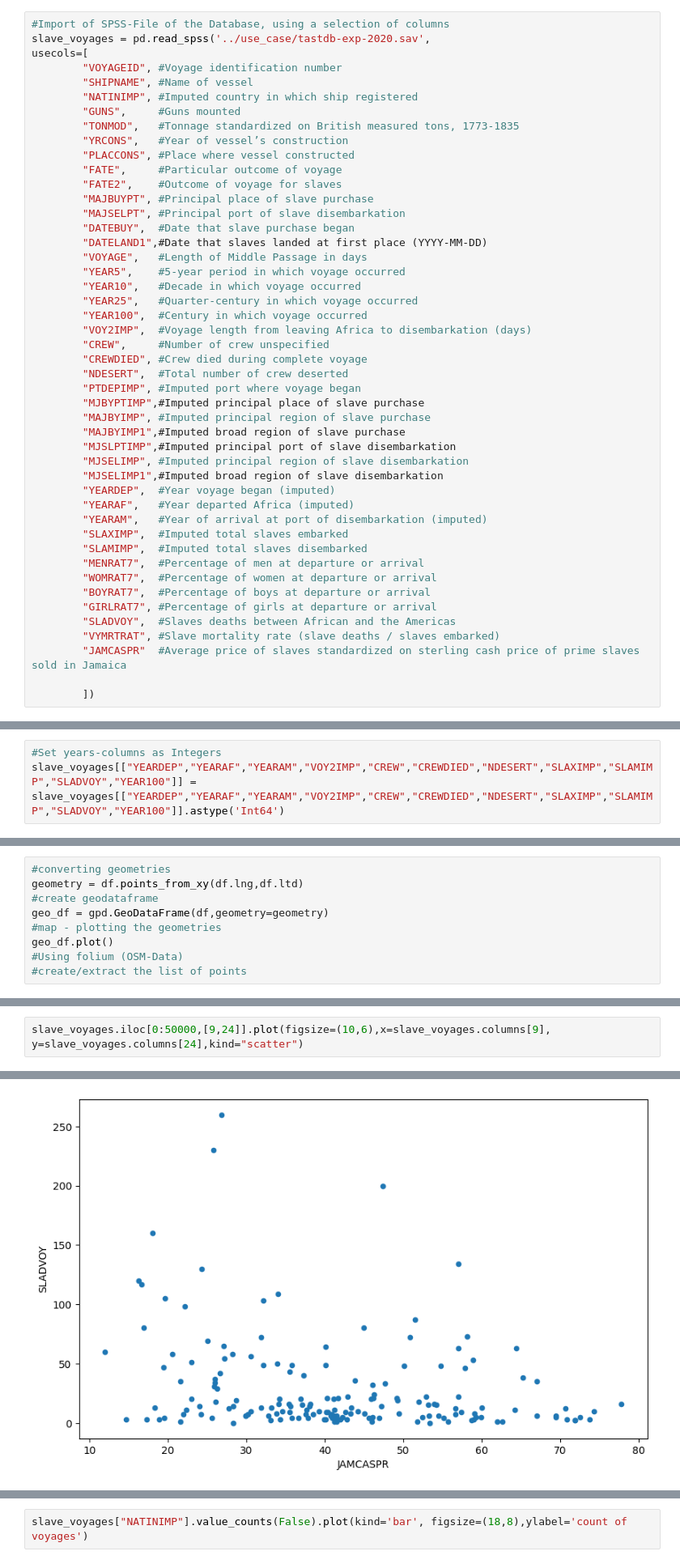
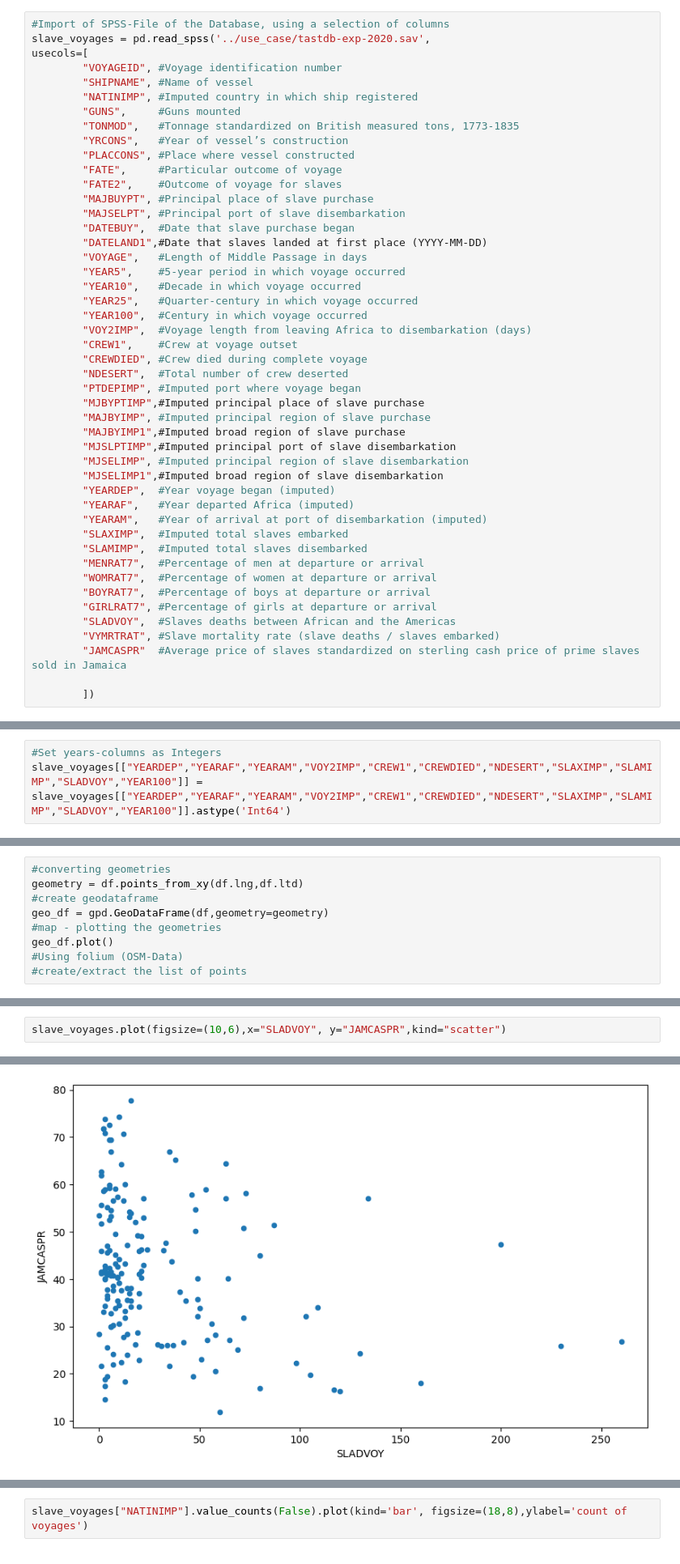
Before and after one commit to andren967/Novak_SlaveVoyages, a Jupyter notebook: Slave_trade_EDA.ipynb, the cells around one changed output, grey strips where cells are left out. Shown at 81% size. Cells and saved outputs as stored; diff of their text form.

Commit message:
Update script old plots

```diff
--- a/Slave_trade_EDA.ipynb
+++ b/Slave_trade_EDA.ipynb
@@ -37,7 +39,7 @@ usecols=[
 		"YEAR25",	#Quarter-century in which voyage occurred
 		"YEAR100",	#Century in which voyage occurred
 		"VOY2IMP",	#Voyage length from leaving Africa to disembarkation (days)
-		"CREW",		#Number of crew unspecified
+		"CREW1",	#Crew at voyage outset
 		"CREWDIED",	#Crew died during complete voyage
 		"NDESERT",	#Total number of crew deserted
 		"PTDEPIMP",	#Imputed port where voyage began
@@ -70,7 +72,7 @@ slave_voyages = slave_voyages.astype({'VOYAGEID': int})
 slave_voyages = slave_voyages.set_index("VOYAGEID")
 # %%
 #Set years-columns as Integers
-slave_voyages[["YEARDEP","YEARAF","YEARAM","VOY2IMP","CREW","CREWDIED","NDESERT","SLAXIMP","SLAMIMP","SLADVOY","YEAR100"]] = slave_voyages[["YEARDEP","YEARAF","YEARAM","VOY2IMP","CREW","CREWDIED","NDESERT","SLAXIMP","SLAMIMP","SLADVOY","YEAR100"]].astype('Int64')
+slave_voyages[["YEARDEP","YEARAF","YEARAM","VOY2IMP","CREW1","CREWDIED","NDESERT","SLAXIMP","SLAMIMP","SLADVOY","YEAR100"]] = slave_voyages[["YEARDEP","YEARAF","YEARAM","VOY2IMP","CREW1","CREWDIED","NDESERT","SLAXIMP","SLAMIMP","SLADVOY","YEAR100"]].astype('Int64')
 # %%
 slave_voyages.info()
 # %% [output]
@@ -663,3 +622,3 @@ slave_voyages.iloc[:5000,[0,7,14,31]].plot(figsize=(10,6), kind="bar", stacked=T
 # %%
-slave_voyages.iloc[0:50000,[9,24]].plot(figsize=(10,6),x=slave_voyages.columns[9], y=slave_voyages.columns[24],kind="scatter")
+slave_voyages.plot(figsize=(10,6),x="SLADVOY", y="JAMCASPR",kind="scatter")
 # %% [output]
@@ -667,2 +626,2 @@ slave_voyages.iloc[0:50000,[9,24]].plot(figsize=(10,6),x=slave_voyages.columns[9
-[figure, old version]
+[figure, new version]
 # %%
```
Also changed, not shown: parts of 23 cells of this notebook.
